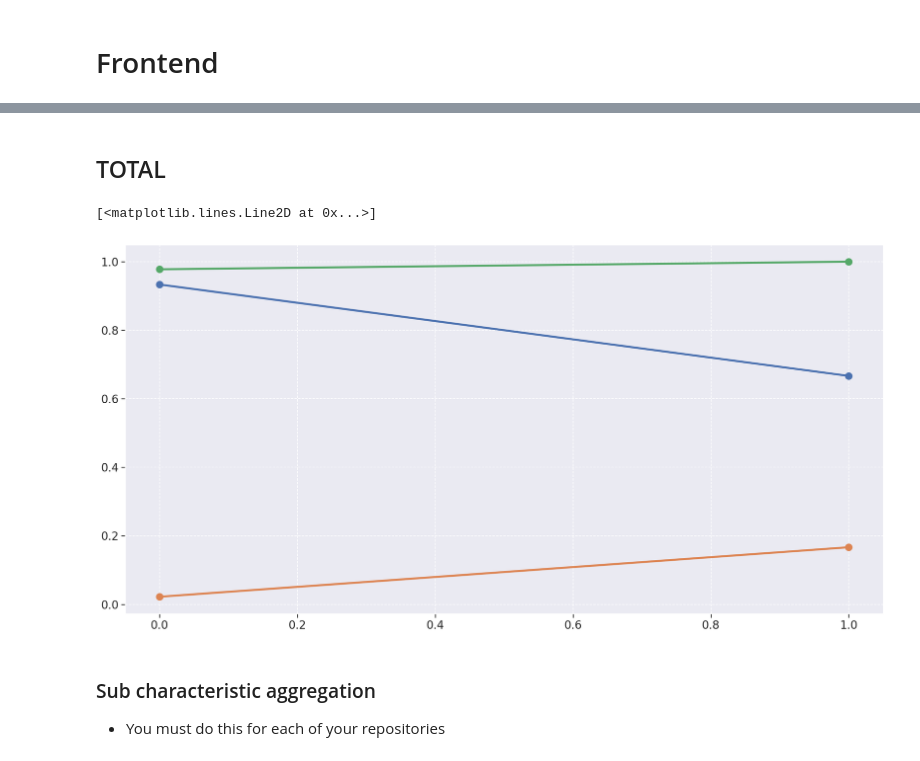
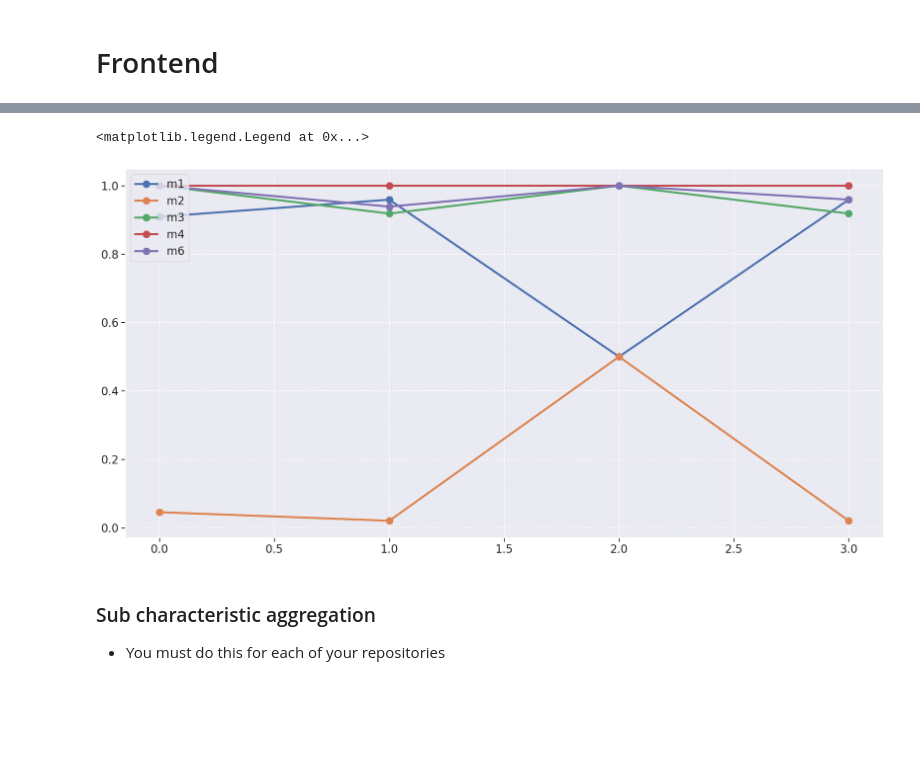
Before and after one commit to fga-eps-mds/2021.1-PC-GO1, a Jupyter notebook: analytics-notebooks/analytics.ipynb, the cells around one changed output, grey strips where cells are left out. Cells and saved outputs as stored; diff of their text form; code cells hidden in the pictures; blank space fills up the shorter version.

```diff
--- a/analytics-notebooks/analytics.ipynb
+++ b/analytics-notebooks/analytics.ipynb
@@ -240 +285,9 @@ def m3(df):
+# %%
+def m6(df):
+    """
+    m6 = 1 is the optimal result
+    """
+    density_test_coverage = len(df[(df['coverage'].astype(float) > 60)]) / len(df)
+
+    return density_test_coverage
 # %% [markdown]
@@ -242,3 +309,7 @@ def m3(df):
+# %%
+new_archives_df = drop_unnecessary_files(archives_df)
+new_frontend_df = drop_unnecessary_files(frontend_df)
+new_profile_df = drop_unnecessary_files(profile_df)
 # %%
 def create_metrics_df(df):
 
@@ -247,6 +318,11 @@ def create_metrics_df(df):
     m1_list = []
     m2_list = []
     m3_list = []
+    m4_list = []
+    m5_list = []
+    m6_list = []
+
+    ncloc_list = []
     repository_list = []
     version_list = []
 
@@ -259,20 +335,27 @@ def create_metrics_df(df):
         m1_list.append(m1(version_df))
         m2_list.append(m2(version_df))
         m3_list.append(m3(version_df))
+        m4_list.append(m4(version_df))
+        m6_list.append(m6(version_df))
+
+        ncloc_list.append(_ncloc(version_df))
         repository_list.append(version_df['repository'].iloc[0])
         version_list.append(version)
 
     metrics_df = pd.DataFrame({'m1': m1_list,
                                'm2': m2_list,
                                'm3': m3_list,
+                               'm4': m4_list,
+                               'm6': m6_list,
                                'repository': repository_list,
-                               'version': version_list})
+                               'version': version_list,
+                               'ncloc': ncloc_list})
 
     return metrics_df
 # %%
-archives_metrics = create_metrics_df(archives_df)
-profile_metrics = create_metrics_df(profile_df)
-frontend_metrics = create_metrics_df(frontend_df)
+archives_metrics = create_metrics_df(new_archives_df)
+profile_metrics = create_metrics_df(new_profile_df)
+frontend_metrics = create_metrics_df(new_frontend_df)
 # %% [markdown]
 ### Data visualization
 
@@ -389,14 +395,16 @@ plt.plot(frontend_metrics['m3'], linewidth=3, marker='o', markersize=10)
-# %% [markdown]
-## TOTAL
 # %%
 fig = plt.figure(figsize=(20, 10))
 
-plt.plot(frontend_metrics['m1'], linewidth=3, marker='o', markersize=10)
-plt.plot(frontend_metrics['m2'], linewidth=3, marker='o', markersize=10)
-plt.plot(frontend_metrics['m3'], linewidth=3, marker='o', markersize=10)
+plt.plot(frontend_metrics['m1'], linewidth=3, marker='o', markersize=10, label='m1')
+plt.plot(frontend_metrics['m2'], linewidth=3, marker='o', markersize=10, label='m2')
+plt.plot(frontend_metrics['m3'], linewidth=3, marker='o', markersize=10, label='m3')
+plt.plot(frontend_metrics['m4'], linewidth=3, marker='o', markersize=10, label='m4')
+plt.plot(frontend_metrics['m6'], linewidth=3, marker='o', markersize=10, label='m6')
+
+plt.legend(loc='upper left')
 # %% [output]
-[<matplotlib.lines.Line2D at 0x...>]
+<matplotlib.legend.Legend at 0x...>
-[figure, old version]
+[figure, new version]
 # %% [markdown]
 ### Sub characteristic aggregation
 
```
Also changed, not shown: parts of 110 cells of this notebook, 4 other files.
